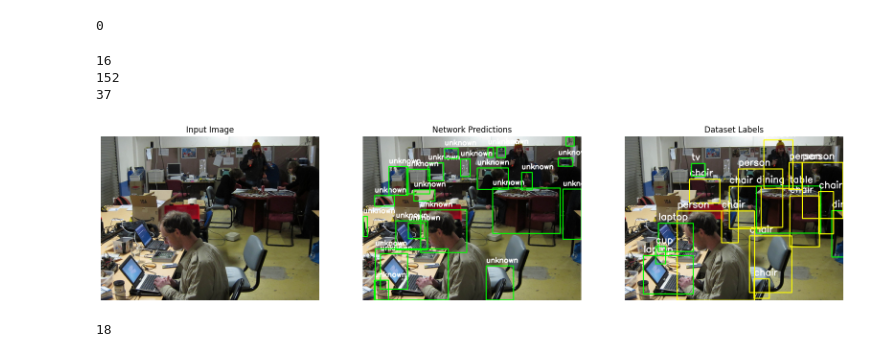
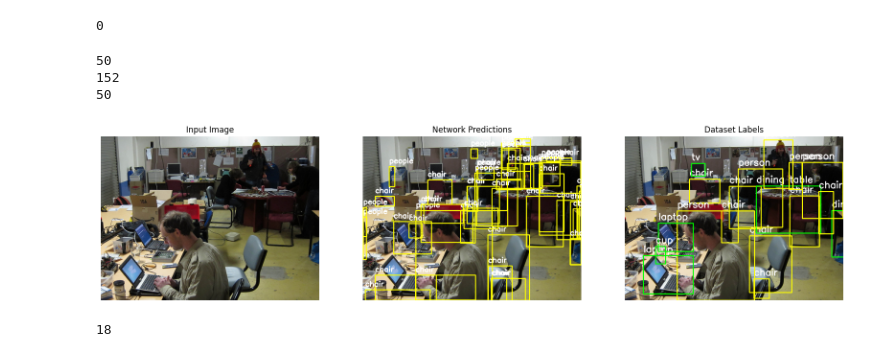
Before and after one commit to AstroBoy1/opendetrex, a Jupyter notebook: visualize_predictions.ipynb, the cells around one changed output. Cells and saved outputs as stored; diff of their text form; code cells hidden in the pictures.

Commit message:
cleanest visuals

```diff
--- a/visualize_predictions.ipynb
+++ b/visualize_predictions.ipynb
@@ -148,7 +148,7 @@ for i in range(len(r)):
     i = 4
     #i = 4
     new_df = df_known.loc[df_known['ids'] == r[i]]
-    new_df = new_df.loc[new_df['probs'] >= 0.12]
+    new_df = new_df.loc[new_df['probs'] >= 0]
     #new_df = df.loc[df['ids'] == r[i]]
     path = "../PROB/data/VOC2007/JPEGImages/{}.jpg".format(new_df["ids"].values[0])
     an_path = "../PROB/data/VOC2007/Annotations/{}.xml".format(new_df["ids"].values[0])
@@ -169,19 +169,19 @@ for i in range(len(r)):
     # #     start = (int(row[0]), int(row[1]))
     # #     end = (int(row[2]), int(row[3]))
     # #     new_image = cv2.rectangle(image, start, end, color=(255,0,0), thickness=2)
-    new_df = df.loc[df['ids'] == r[i]]
-    new_df = new_df.loc[new_df['probs'] >= 0.13]
-    scores2 = list(new_df.probs.values)
-    bounding_boxes2 = list(zip(new_df.xmin, new_df.ymin, new_df.xmax, new_df.ymax))
-    # don't get rid of knowns in nms
-    scores = [x + 1 for x in scores]
-    scores2.extend(scores)
-    bounding_boxes2.extend(bounding_boxes)
-    all_labels = ["unknown"] * len(new_df)
-    all_labels.extend(known_labels)
+    # new_df = df.loc[df['ids'] == r[i]]
+    # new_df = new_df.loc[new_df['probs'] >= 0.13]
+    # scores2 = list(new_df.probs.values)
+    # bounding_boxes2 = list(zip(new_df.xmin, new_df.ymin, new_df.xmax, new_df.ymax))
+    # # don't get rid of knowns in nms
+    # scores = [x + 1 for x in scores]
+    # scores2.extend(scores)
+    # bounding_boxes2.extend(bounding_boxes)
+    # all_labels = ["unknown"] * len(new_df)
+    # all_labels.extend(known_labels)
     print(len(scores2))
-    boxes, scores, all_labels = nms(bounding_boxes2, scores2, 0.4, all_labels)
-    #all_labels = best_labels
+    #boxes, scores, all_labels = nms(bounding_boxes2, scores2, 0.4, all_labels)
+    all_labels = best_labels
     # print(len(boxes))
     print(len(scores))
     colors = {"unknown": (0, 255, 0), "people": (0, 255, 255), "chair": (0, 255, 255), "tv": (100, 100, 100)}
@@ -190,7 +190,7 @@ for i in range(len(r)):
         new_image = image
         start = (int(row[0]), int(row[1]))
         end = (int(row[2]), int(row[3]))
-        if l not in VOC_CLASS_NAMES and l != "people":
+        if l or l not in VOC_CLASS_NAMES and l != "people":
             new_image = cv2.rectangle(image, start, end, color=colors[l], thickness=2)
             cv2.putText(image, l, (start[0], start[1]-10), cv2.FONT_HERSHEY_SIMPLEX, 0.7, (255, 255, 255), 2)
     # for index, row in new_df.iterrows():
@@ -207,36 +207,36 @@ for i in range(len(r)):
         start = (object["bbox"][0], object["bbox"][1])
         end = (object["bbox"][2], object["bbox"][3])
         co = (0, 255, 0)
         if object["name"] in VOC_CLASS_NAMES:
             co = (0, 255, 255)
             #new_image = cv2.rectangle(image, start, end, color=co, thickness=2)
             #cv2.putText(image, object["name"], (start[0], start[1]-10), cv2.FONT_HERSHEY_SIMPLEX, 0.9, (255,255,255), 2)
         true_image = cv2.rectangle(image, start, end, color=co, thickness=2)
         cv2.putText(image, object["name"], (start[0], start[1]-10), cv2.FONT_HERSHEY_SIMPLEX, 0.9, (255,255,255), 2)
     image_rgb = cv2.cvtColor(new_image, cv2.COLOR_BGR2RGB)
     f, axarr = plt.subplots(1,3, figsize=(20, 20))
     axarr[1].imshow(image_rgb, )
     # axarr[1].title.set_text('Predictions')
     image = cv2.imread(path)
     axarr[0].imshow(cv2.cvtColor(image, cv2.COLOR_BGR2RGB))
     axarr[0].axis('off')
     axarr[0].title.set_text('Input Image')
     axarr[1].title.set_text('Network Predictions')
     #plt.imshow(image_rgb)
     #plt.show()
     #plt.title("Predictions")
     axarr[2].imshow(cv2.cvtColor(true_image, cv2.COLOR_BGR2RGB))
     axarr[2].title.set_text('Dataset Labels')
     axarr[1].axis('off')
     plt.axis('off')
     #plt.title("green: prediction, blue: known label, red: unknown label")
     #plt.savefig("ground_truth_labels.png")
     break
 # %% [output]
-16
+50
 152
-37
+50
-[figure, old version]
+[figure, new version]
 # %%
 len(o)
 # %% [output]
```
